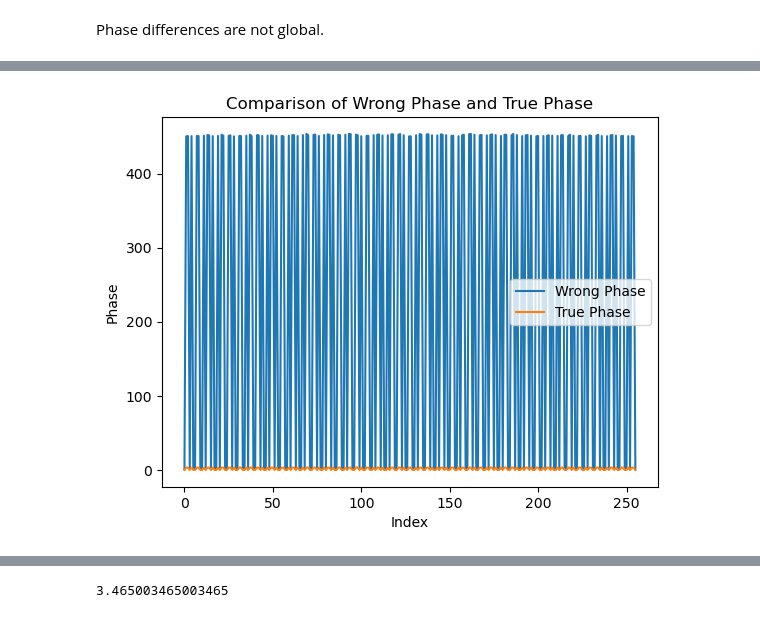
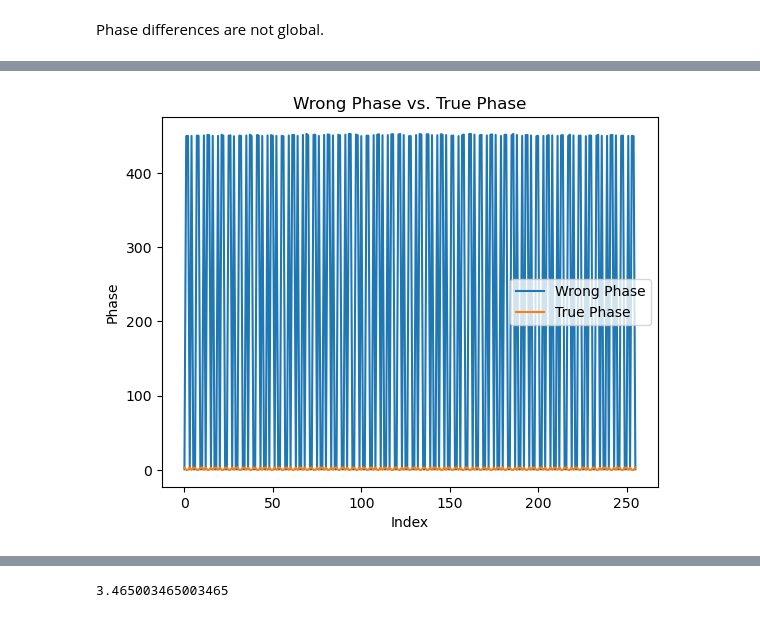
Before and after one commit to spagdoon0411/transformer_quantum_state, a Jupyter notebook: optimization_tests.ipynb, the cells around one changed output, grey strips where cells are left out. Saved outputs shown, nothing was run; the diff lists cells and outputs as text; code cells hidden in the pictures.

```diff
--- a/optimization_tests.ipynb
+++ b/optimization_tests.ipynb
@@ -317,17 +317,17 @@ tensor([  0.8387, 450.2009, 450.5938,   0.8410, 450.5076,   0.8439,   0.8422,
 # %%
 import matplotlib.pyplot as plt
 
 plot_wrong = wrong_phase.cpu().detach().numpy()
 plot_true = phase_true.cpu().detach().numpy()
 
 x = range(len(wrong_phase))
 plt.plot(x, plot_wrong, label="Wrong Phase")
 plt.plot(x, plot_true, label="True Phase")
 
 plt.xlabel("Index")
 plt.ylabel("Phase")
-plt.title("Comparison of Wrong Phase and True Phase")
+plt.title("Wrong Phase vs. True Phase")
 plt.legend()
 plt.show()
 # %% [output]
-[figure, old version]
+[figure, new version]
```
Also changed, not shown: parts of 17 cells of this notebook.
